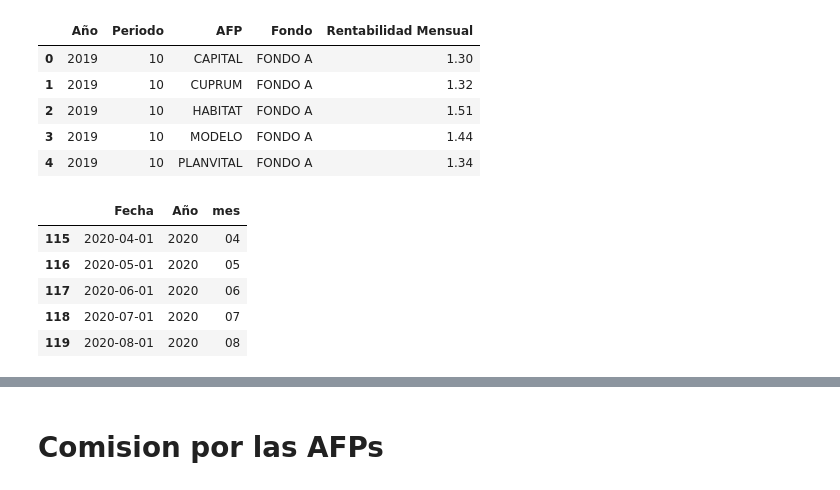
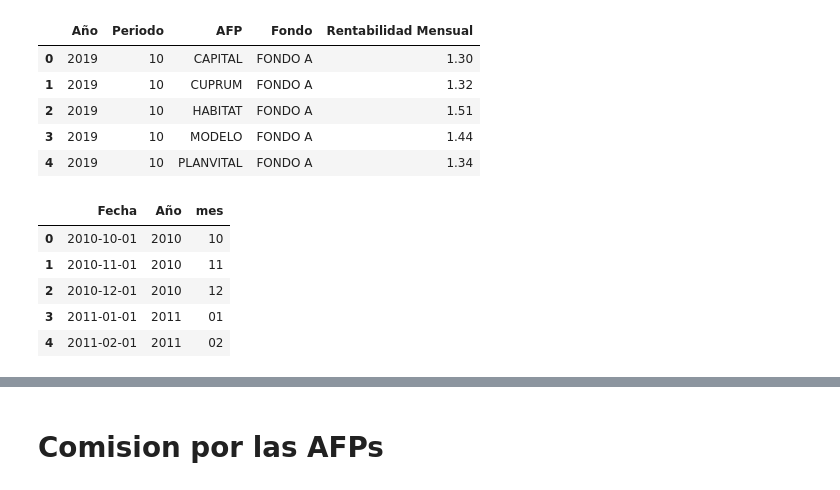
Before and after one commit to Foco22/AFPs, a Jupyter notebook: AnalisisAFPs.ipynb, the cells around one changed output, grey strips where cells are left out. Cells and saved outputs as stored; diff of their text form; code cells hidden in the pictures.

```diff
--- a/AnalisisAFPs.ipynb
+++ b/AnalisisAFPs.ipynb
@@ -190,7 +187,7 @@ def add_one_month(orig_date):
     return orig_date.replace(year=new_year, month=new_month, day=new_day)
 
 fechas = []
-nueva_fecha = date(2010, 8, 1)
+nueva_fecha = date(2010, 9, 1)
 
 for x in range(120):
     nueva_fecha = add_one_month(nueva_fecha)
@@ -213,14 +210,14 @@ def mes():
         conteo = conteo +1
 mes()
 # %%
-fechas_df.tail()
+fechas_df.head()
 # %% [output]
 |  | Fecha | Año | mes |
-| 115 | 2020-04-01 | 2020 | 04 |
-| 116 | 2020-05-01 | 2020 | 05 |
-| 117 | 2020-06-01 | 2020 | 06 |
-| 118 | 2020-07-01 | 2020 | 07 |
-| 119 | 2020-08-01 | 2020 | 08 |
+| 0 | 2010-10-01 | 2010 | 10 |
+| 1 | 2010-11-01 | 2010 | 11 |
+| 2 | 2010-12-01 | 2010 | 12 |
+| 3 | 2011-01-01 | 2011 | 01 |
+| 4 | 2011-02-01 | 2011 | 02 |
 # %%
 df = pd.DataFrame(columns =['Año','Periodo','AFP','Fondo','Rentabilidad Mensual'])
 FONDOS = ['FONDO A', 'FONDO B', 'FONDO C', 'FONDO D', 'FONDO E']
```
Also changed, not shown: parts of 46 cells of this notebook.
